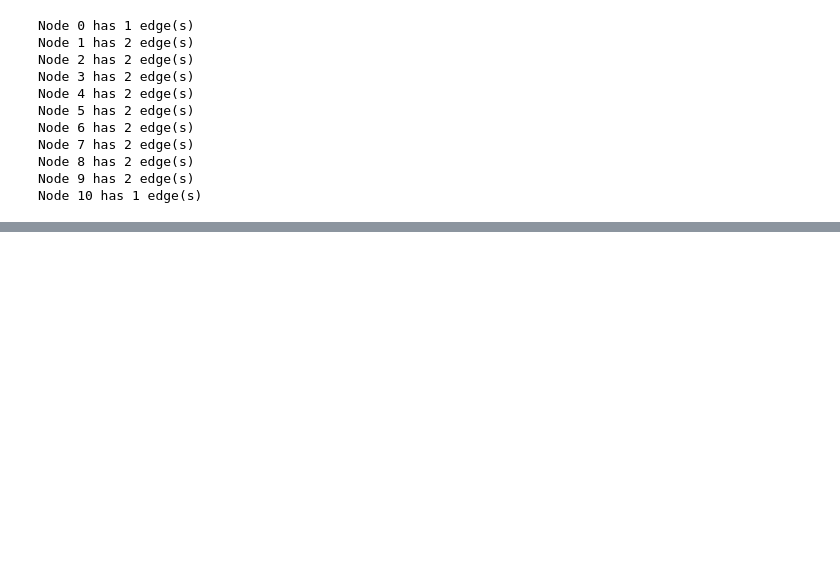
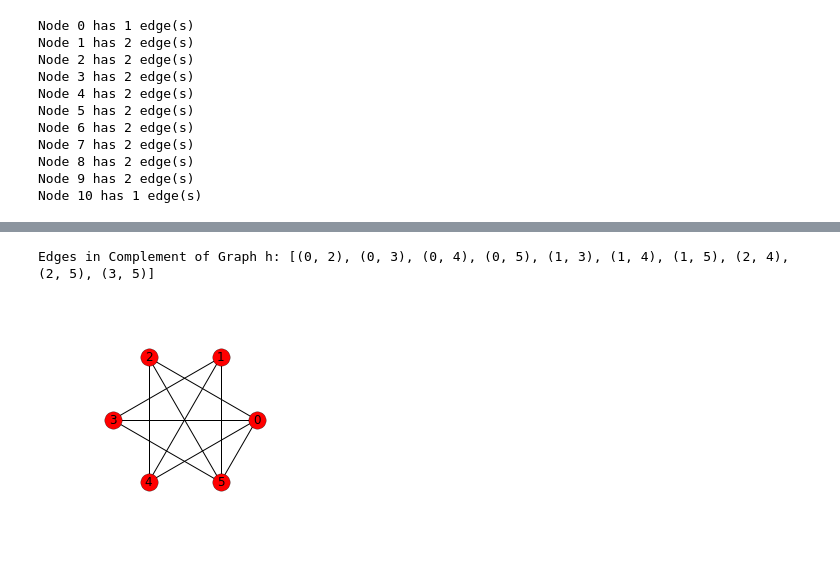
Before and after one commit to lcdm-uiuc/info490-sp16, a Jupyter notebook: Week10/notebooks/intro2na-ga.ipynb, the cells around one changed output, grey strips where cells are left out. Drawn from its saved outputs; the diff is of its cells as text; code cells hidden in the pictures; blank space fills up the shorter version.

```diff
--- a/Week10/notebooks/intro2na-ga.ipynb
+++ b/Week10/notebooks/intro2na-ga.ipynb
@@ -153,0 +183,10 @@ Node 9 connected to Node 10 with Weight 100
+# %%
+hc = nx.complement(h)
+print('Edges in Complement of Graph h:', hc.edges())
+
+plt.figure(figsize=(3, 3))
+nx.draw_circular(hc, with_labels=True)
+plt.show()
+# %% [output]
+Edges in Complement of Graph h: [(0, 2), (0, 3), (0, 4), (0, 5), (1, 3), (1, 4), (1, 5), (2, 4), (2, 5), (3, 5)]
+[figure, added]
```
Also changed, not shown: parts of 34 cells of this notebook, 1 other file.
